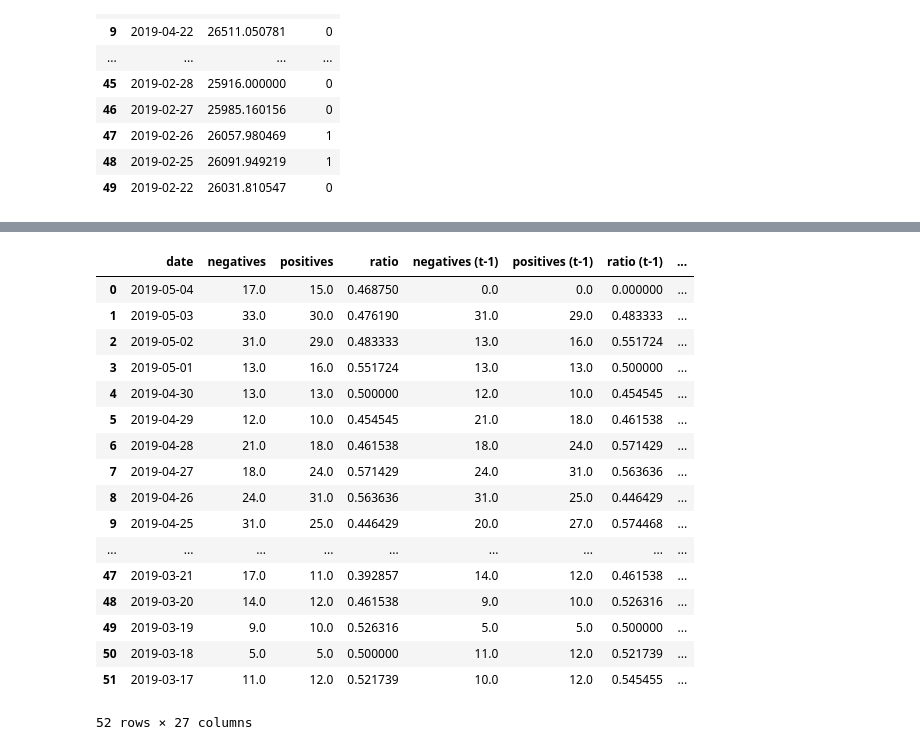
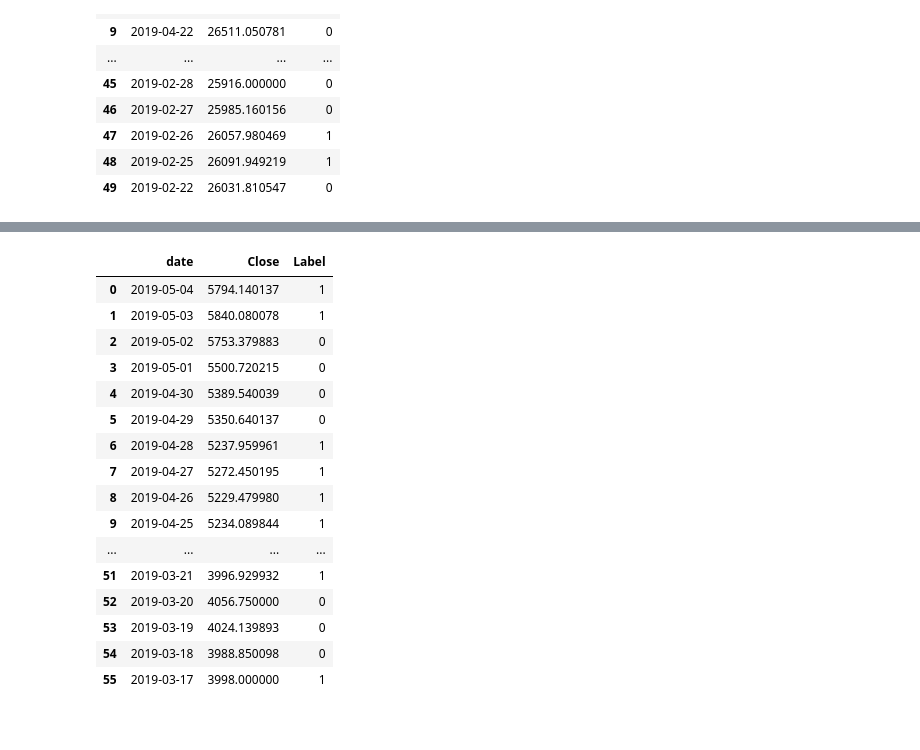
Before and after one commit to falkenovergaard/TA_Exam, a Jupyter notebook: ML_process_50_dates.ipynb, the cells around one changed output, grey strips where cells are left out. Cells and saved outputs as stored; diff of their text form; code cells hidden in the pictures.

```diff
--- a/ML_process_50_dates.ipynb
+++ b/ML_process_50_dates.ipynb
@@ -127,23 +148,24 @@ result[0]
+# %%
+BTC_pos_labled = pd.read_csv("ML_Data/BTC_pos_50_labeled.csv")
 # %%
-result = merge_50_first_with_price_date("BTC_pos")
+result = merge_50_first_with_price_date("BTC_pos",BTC_pos_labled)
 result[0].to_csv("ML_Data/first_50_dates/"+result[1]+"_50.csv")
 result[0]
 # %% [output]
-|  | date | negatives | positives | ratio | negatives (t-1) | positives (t-1) | ratio (t-1) | ... |
-| 0 | 2019-05-04 | 17.0 | 15.0 | 0.468750 | 0.0 | 0.0 | 0.000000 | ... |
-| 1 | 2019-05-03 | 33.0 | 30.0 | 0.476190 | 31.0 | 29.0 | 0.483333 | ... |
-| 2 | 2019-05-02 | 31.0 | 29.0 | 0.483333 | 13.0 | 16.0 | 0.551724 | ... |
-| 3 | 2019-05-01 | 13.0 | 16.0 | 0.551724 | 13.0 | 13.0 | 0.500000 | ... |
-| 4 | 2019-04-30 | 13.0 | 13.0 | 0.500000 | 12.0 | 10.0 | 0.454545 | ... |
-| 5 | 2019-04-29 | 12.0 | 10.0 | 0.454545 | 21.0 | 18.0 | 0.461538 | ... |
-| 6 | 2019-04-28 | 21.0 | 18.0 | 0.461538 | 18.0 | 24.0 | 0.571429 | ... |
-| 7 | 2019-04-27 | 18.0 | 24.0 | 0.571429 | 24.0 | 31.0 | 0.563636 | ... |
-| 8 | 2019-04-26 | 24.0 | 31.0 | 0.563636 | 31.0 | 25.0 | 0.446429 | ... |
-| 9 | 2019-04-25 | 31.0 | 25.0 | 0.446429 | 20.0 | 27.0 | 0.574468 | ... |
-| ... | ... | ... | ... | ... | ... | ... | ... | ... |
-| 47 | 2019-03-21 | 17.0 | 11.0 | 0.392857 | 14.0 | 12.0 | 0.461538 | ... |
-| 48 | 2019-03-20 | 14.0 | 12.0 | 0.461538 | 9.0 | 10.0 | 0.526316 | ... |
-| 49 | 2019-03-19 | 9.0 | 10.0 | 0.526316 | 5.0 | 5.0 | 0.500000 | ... |
-| 50 | 2019-03-18 | 5.0 | 5.0 | 0.500000 | 11.0 | 12.0 | 0.521739 | ... |
-| 51 | 2019-03-17 | 11.0 | 12.0 | 0.521739 | 10.0 | 12.0 | 0.545455 | ... |
+|  | date | Close | Label |
+| 0 | 2019-05-04 | 5794.140137 | 1 |
+| 1 | 2019-05-03 | 5840.080078 | 1 |
+| 2 | 2019-05-02 | 5753.379883 | 0 |
+| 3 | 2019-05-01 | 5500.720215 | 0 |
+| 4 | 2019-04-30 | 5389.540039 | 0 |
+| 5 | 2019-04-29 | 5350.640137 | 0 |
+| 6 | 2019-04-28 | 5237.959961 | 1 |
+| 7 | 2019-04-27 | 5272.450195 | 1 |
+| 8 | 2019-04-26 | 5229.479980 | 1 |
+| 9 | 2019-04-25 | 5234.089844 | 1 |
+| ... | ... | ... | ... |
+| 51 | 2019-03-21 | 3996.929932 | 1 |
+| 52 | 2019-03-20 | 4056.750000 | 0 |
+| 53 | 2019-03-19 | 4024.139893 | 0 |
+| 54 | 2019-03-18 | 3988.850098 | 0 |
+| 55 | 2019-03-17 | 3998.000000 | 1 |
-52 rows × 27 columns
```
Also changed, not shown: parts of 14 cells of this notebook, 9 other files.
